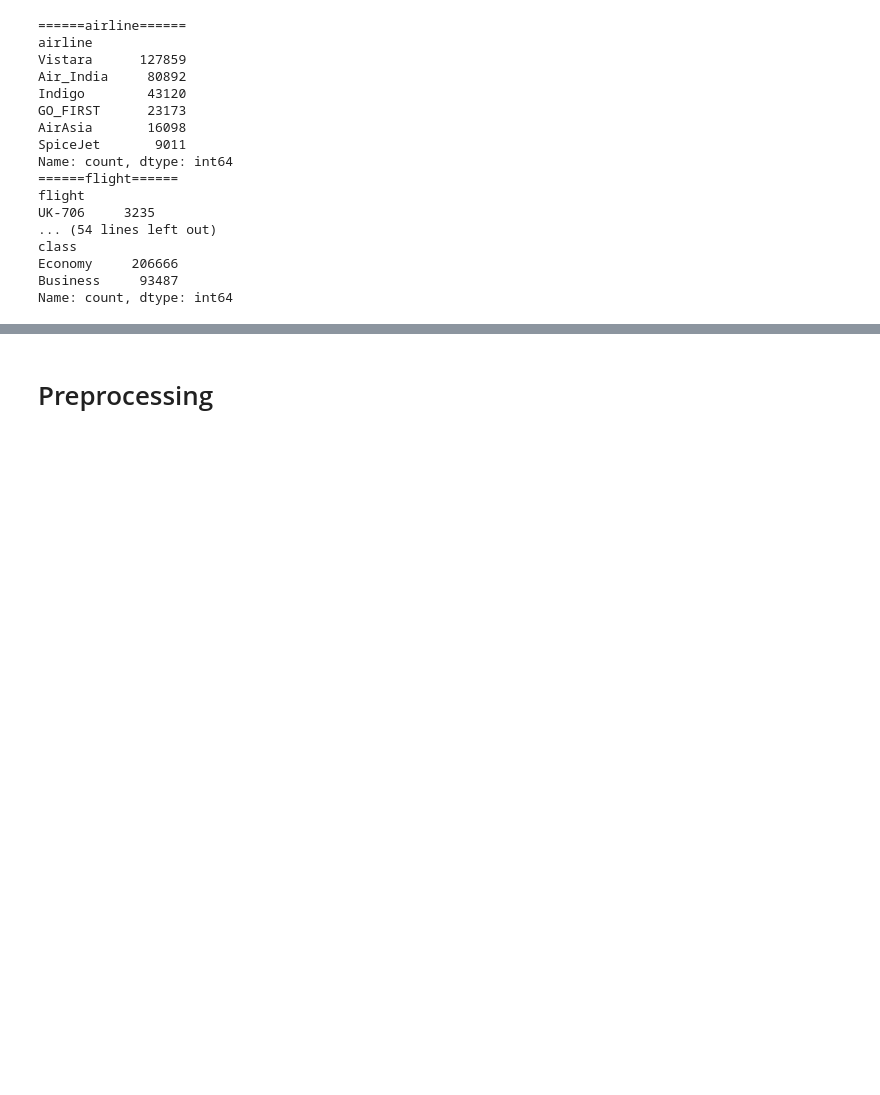
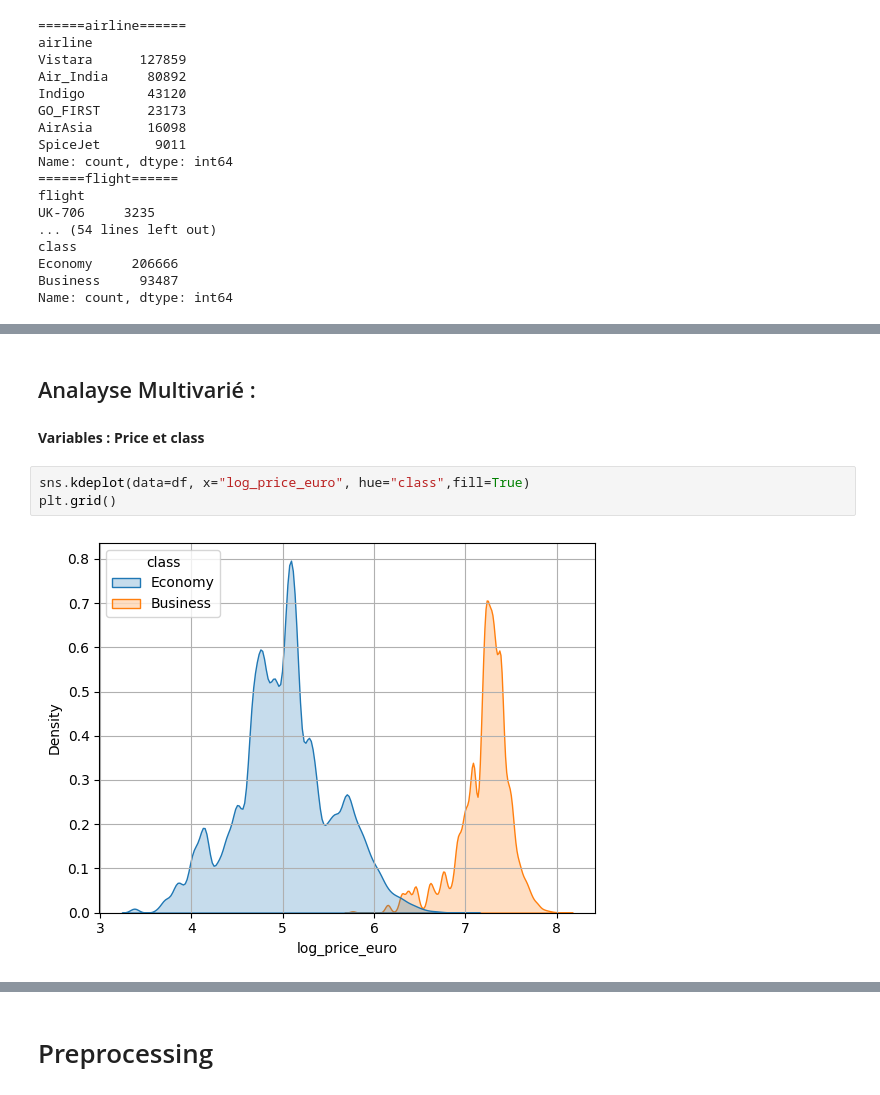
Before and after one commit to jbcheze/Predicting_Airline_Ticket_Prices, a Jupyter notebook: notebook/JB_CHEZE.ipynb, the cells around one changed output, grey strips where cells are left out. Saved outputs shown, nothing was run; the diff lists cells and outputs as text; blank space fills up the shorter version.

```diff
--- a/notebook/JB_CHEZE.ipynb
+++ b/notebook/JB_CHEZE.ipynb
@@ -186,0 +252,9 @@ Name: count, dtype: int64
+# %% [markdown]
+## Analayse Multivarié :
+# %% [markdown]
+**Variables : Price et class**
+# %%
+sns.kdeplot(data=df, x="log_price_euro", hue="class",fill=True)
+plt.grid()
+# %% [output]
+[figure, added]
```
Also changed, not shown: parts of 43 cells of this notebook, 2 other files.
